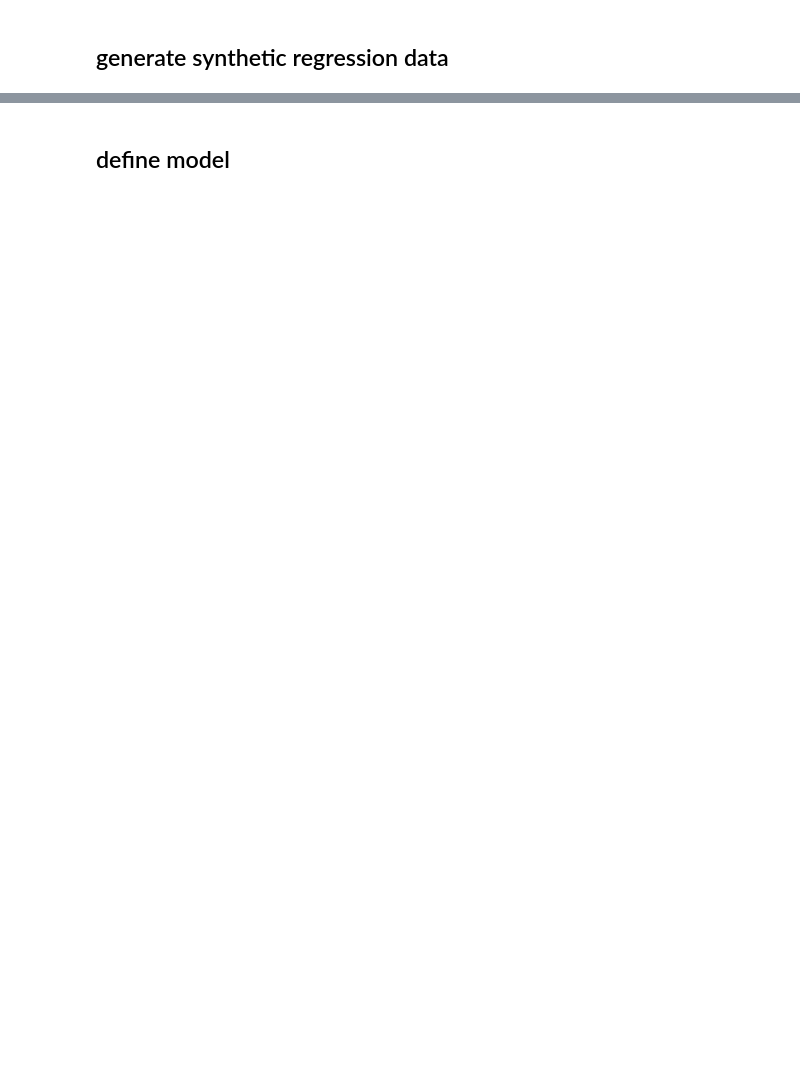
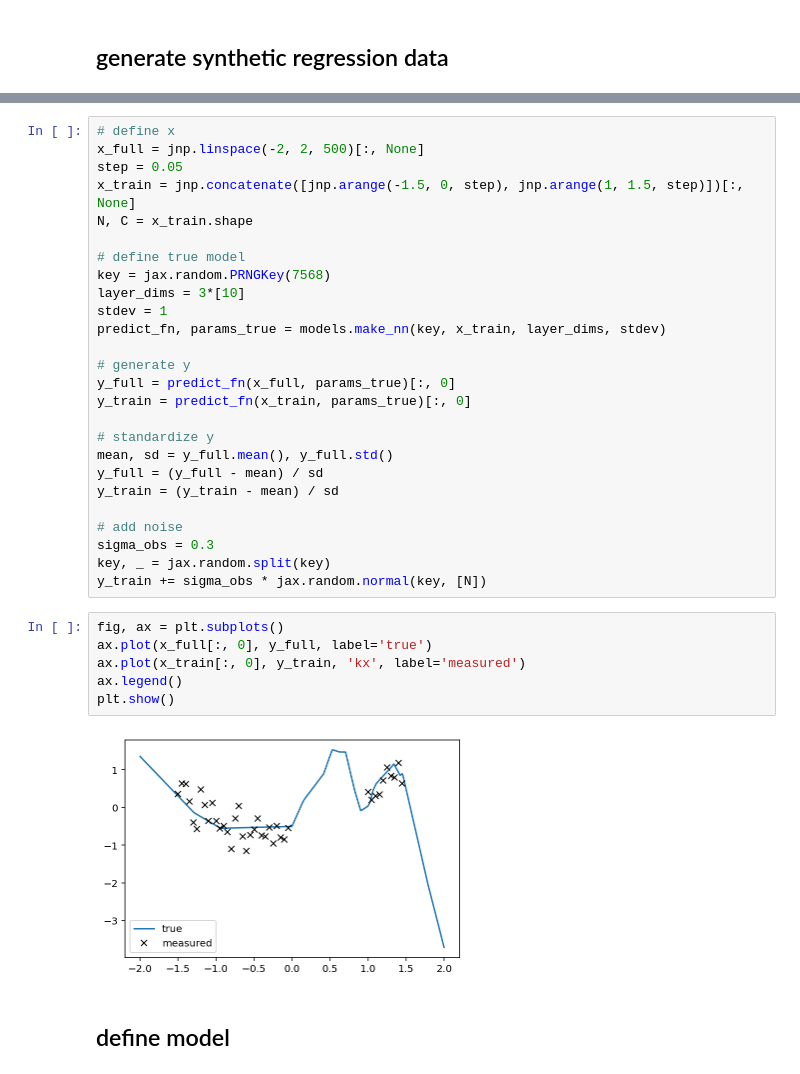
Before and after one commit to martin-marek/bnn-project, a Jupyter notebook: notebooks/1d_regression.ipynb, the cells around one changed output, grey strips where cells are left out. Cells and saved outputs as stored; diff of their text form; blank space fills up the shorter version.

```diff
--- a/notebooks/1d_regression.ipynb
+++ b/notebooks/1d_regression.ipynb
@@ -51,3 +30,37 @@ WARNING:absl:No GPU/TPU found, falling back to CPU. (Set TF_CPP_MIN_LOG_LEVEL=0
+# %%
+# define x
+x_full = jnp.linspace(-2, 2, 500)[:, None]
+step = 0.05
+x_train = jnp.concatenate([jnp.arange(-1.5, 0, step), jnp.arange(1, 1.5, step)])[:, None]
+N, C = x_train.shape
+
+# define true model
+key = jax.random.PRNGKey(7568)
+layer_dims = 3*[10]
+stdev = 1
+predict_fn, params_true = models.make_nn(key, x_train, layer_dims, stdev)
+
+# generate y
+y_full = predict_fn(x_full, params_true)[:, 0]
+y_train = predict_fn(x_train, params_true)[:, 0]
+
+# standardize y
+mean, sd = y_full.mean(), y_full.std()
+y_full = (y_full - mean) / sd
+y_train = (y_train - mean) / sd
+
+# add noise
+sigma_obs = 0.3
+key, _ = jax.random.split(key)
+y_train += sigma_obs * jax.random.normal(key, [N])
+# %%
+fig, ax = plt.subplots()
+ax.plot(x_full[:, 0], y_full, label='true')
+ax.plot(x_train[:, 0], y_train, 'kx', label='measured')
+ax.legend()
+plt.show()
+# %% [output]
+[figure, added]
 # %% [markdown]
 ## define model
 # %%
```
Also changed, not shown: parts of 27 cells of this notebook, 10 other files.
